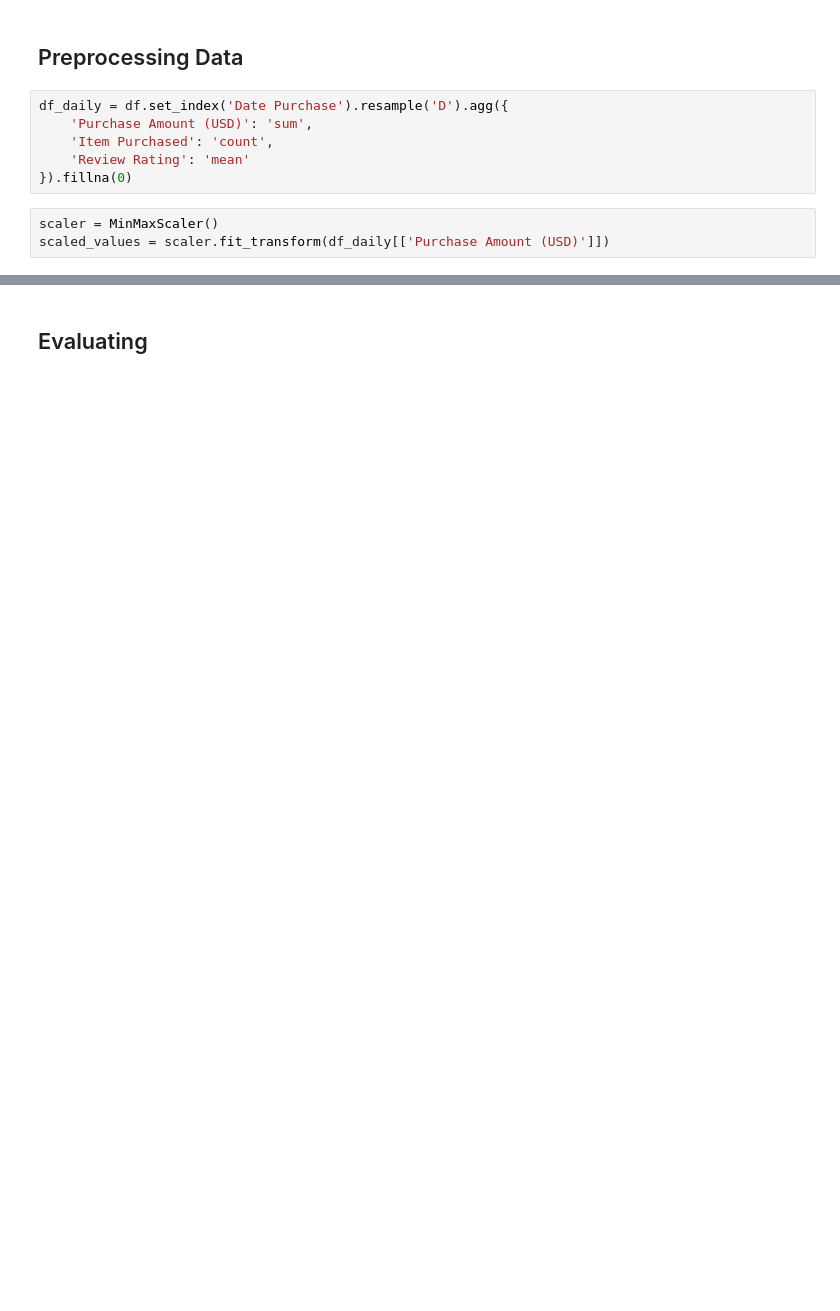
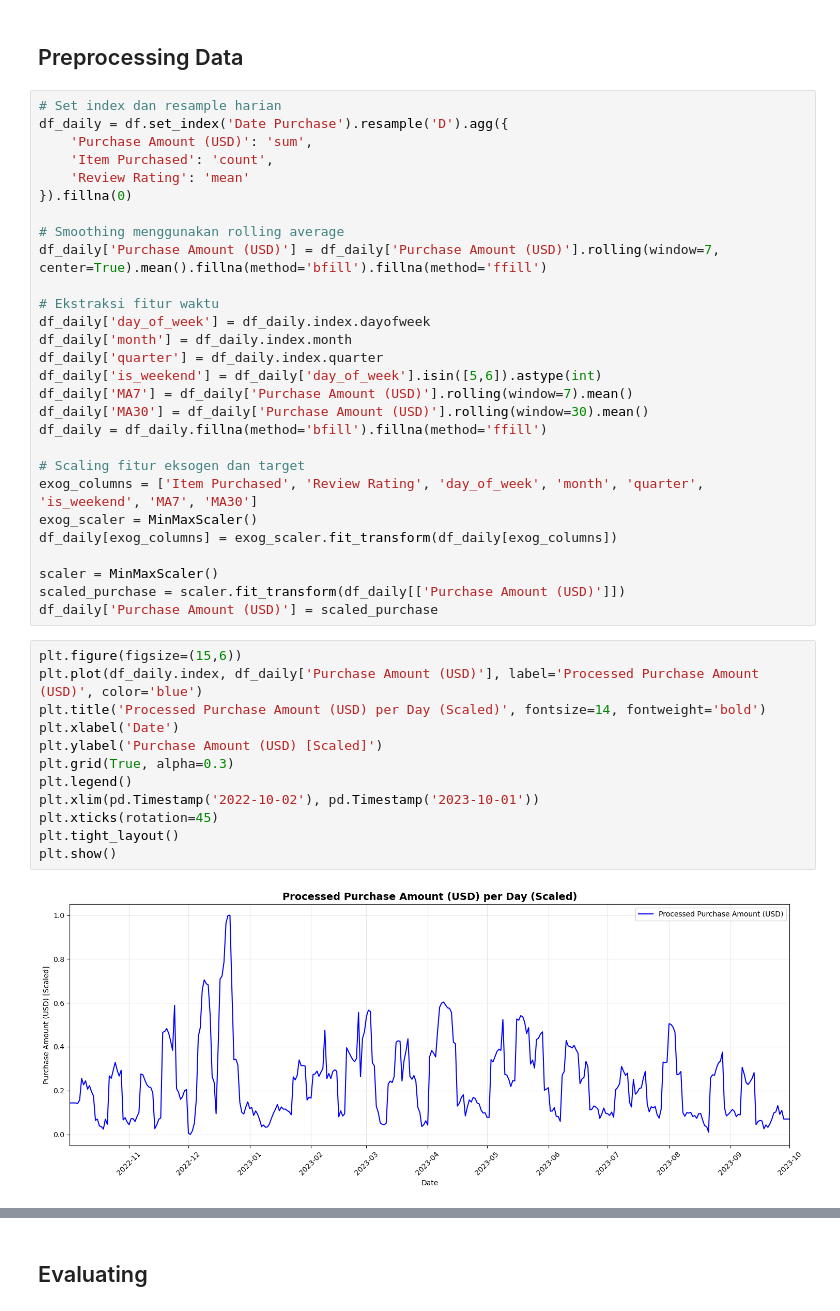
Before and after one commit to Ecstarssyy/Machine-Learning-Optiz, a Jupyter notebook: main.ipynb, the cells around one changed output, grey strips where cells are left out. Saved outputs shown, nothing was run; the diff lists cells and outputs as text; blank space fills up the shorter version.

```diff
--- a/main.ipynb
+++ b/main.ipynb
@@ -66,11 +106,44 @@ df = df.sort_values('Date Purchase')
 # %% [markdown]
 ## Preprocessing  Data
 # %%
+# Set index dan resample harian
 df_daily = df.set_index('Date Purchase').resample('D').agg({
     'Purchase Amount (USD)': 'sum',
     'Item Purchased': 'count',
     'Review Rating': 'mean'
 }).fillna(0)
+
+# Smoothing menggunakan rolling average
+df_daily['Purchase Amount (USD)'] = df_daily['Purchase Amount (USD)'].rolling(window=7, center=True).mean().fillna(method='bfill').fillna(method='ffill')
+
+# Ekstraksi fitur waktu
+df_daily['day_of_week'] = df_daily.index.dayofweek
+df_daily['month'] = df_daily.index.month
+df_daily['quarter'] = df_daily.index.quarter
+df_daily['is_weekend'] = df_daily['day_of_week'].isin([5,6]).astype(int)
+df_daily['MA7'] = df_daily['Purchase Amount (USD)'].rolling(window=7).mean()
+df_daily['MA30'] = df_daily['Purchase Amount (USD)'].rolling(window=30).mean()
+df_daily = df_daily.fillna(method='bfill').fillna(method='ffill')
+
+# Scaling fitur eksogen dan target
+exog_columns = ['Item Purchased', 'Review Rating', 'day_of_week', 'month', 'quarter', 'is_weekend', 'MA7', 'MA30']
+exog_scaler = MinMaxScaler()
+df_daily[exog_columns] = exog_scaler.fit_transform(df_daily[exog_columns])
+
+scaler = MinMaxScaler()
+scaled_purchase = scaler.fit_transform(df_daily[['Purchase Amount (USD)']])
+df_daily['Purchase Amount (USD)'] = scaled_purchase
 # %%
-scaler = MinMaxScaler()
-scaled_values = scaler.fit_transform(df_daily[['Purchase Amount (USD)']])
+plt.figure(figsize=(15,6))
+plt.plot(df_daily.index, df_daily['Purchase Amount (USD)'], label='Processed Purchase Amount (USD)', color='blue')
+plt.title('Processed Purchase Amount (USD) per Day (Scaled)', fontsize=14, fontweight='bold')
+plt.xlabel('Date')
+plt.ylabel('Purchase Amount (USD) [Scaled]')
+plt.grid(True, alpha=0.3)
+plt.legend()
+plt.xlim(pd.Timestamp('2022-10-02'), pd.Timestamp('2023-10-01'))
+plt.xticks(rotation=45)
+plt.tight_layout()
+plt.show()
+# %% [output]
+[figure, added]
```
Also changed, not shown: parts of 26 cells of this notebook.
